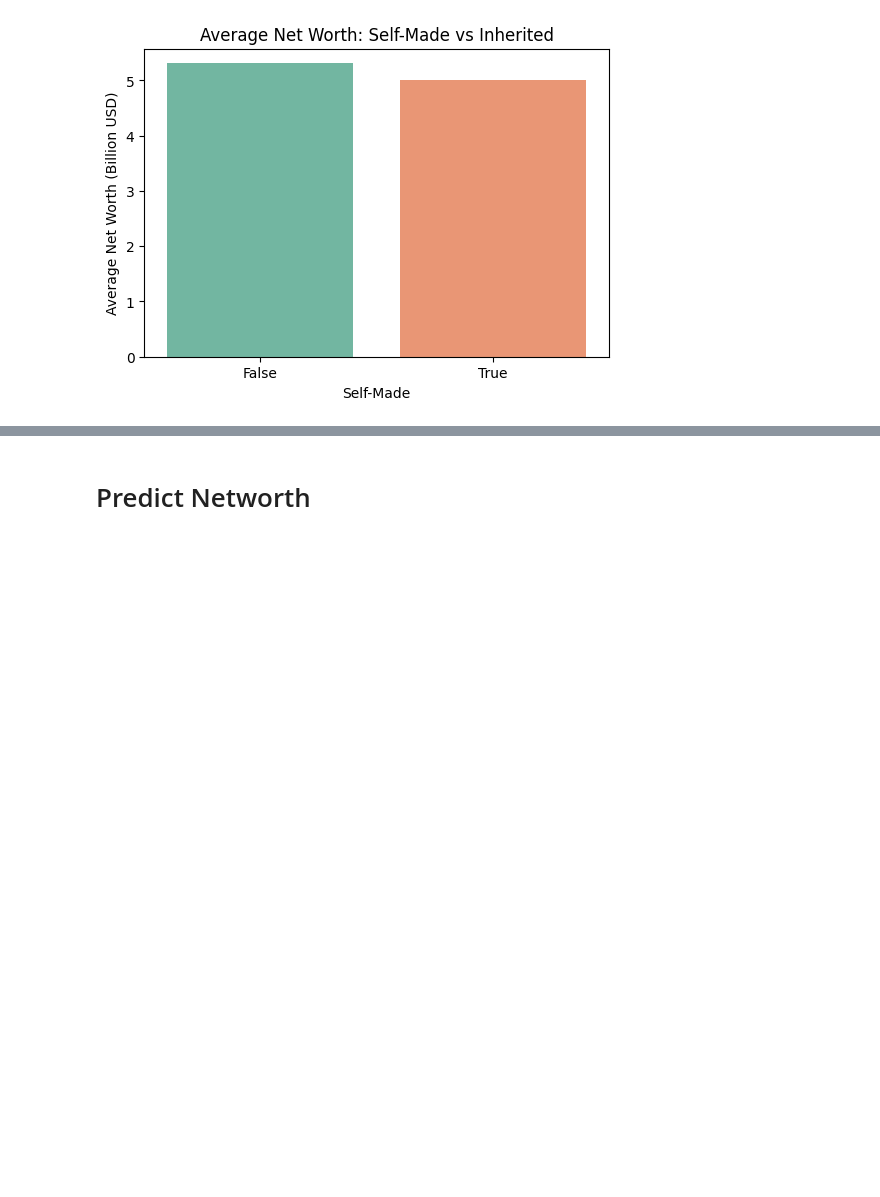
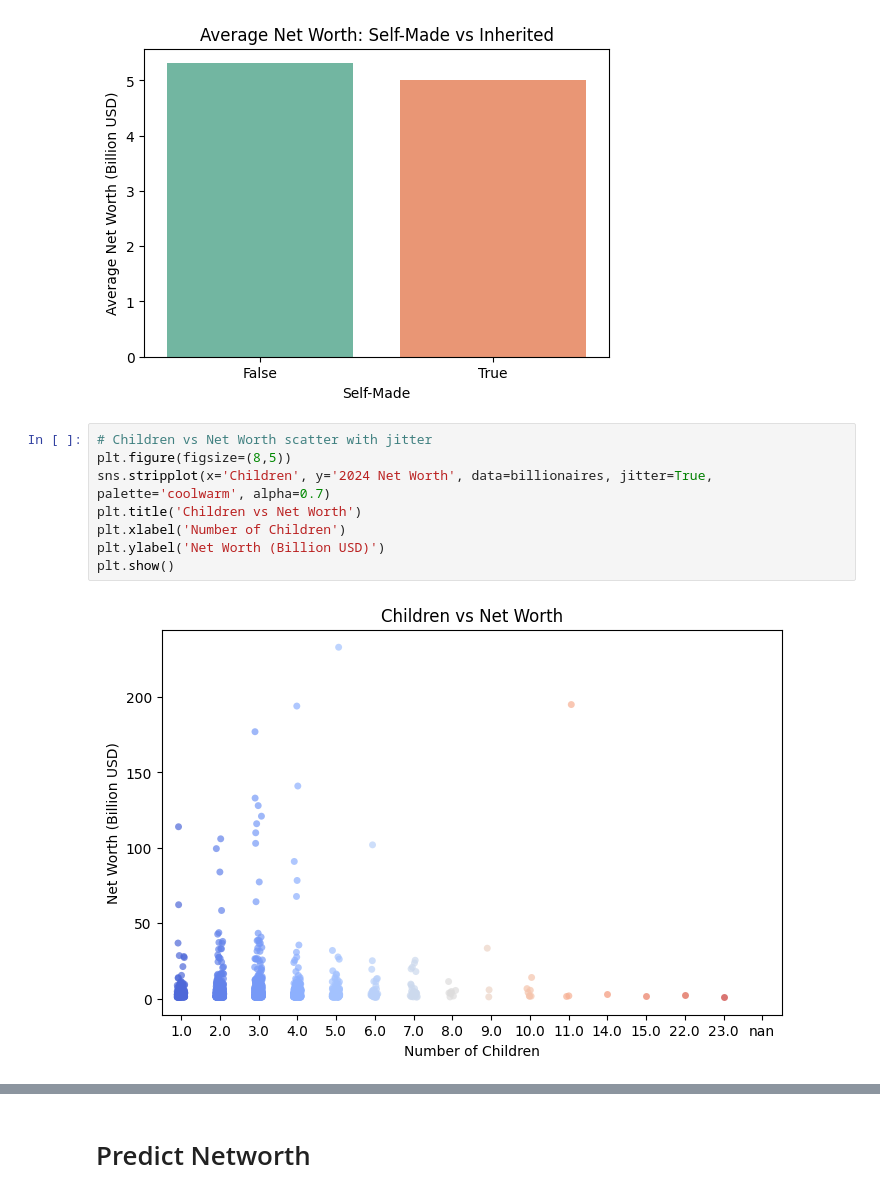
Before and after one commit to huharun/kaggle_projects, a Jupyter notebook: billionaires.ipynb, the cells around one changed output, grey strips where cells are left out. Saved outputs shown, nothing was run; the diff lists cells and outputs as text; blank space fills up the shorter version.

Commit message:
Kaggle Notebook | billionaires_2024 | Version 4

```diff
--- a/billionaires.ipynb
+++ b/billionaires.ipynb
@@ -265,3 +265,13 @@ plt.ylabel('Average Net Worth (Billion USD)')
 plt.show()
 # %% [output]
 [figure]
+# %%
+# Children vs Net Worth scatter with jitter
+plt.figure(figsize=(8,5))
+sns.stripplot(x='Children', y='2024 Net Worth', data=billionaires, jitter=True, palette='coolwarm', alpha=0.7)
+plt.title('Children vs Net Worth')
+plt.xlabel('Number of Children')
+plt.ylabel('Net Worth (Billion USD)')
+plt.show()
+# %% [output]
+[figure, added]
```
Also changed, not shown: parts of 3 cells of this notebook.
